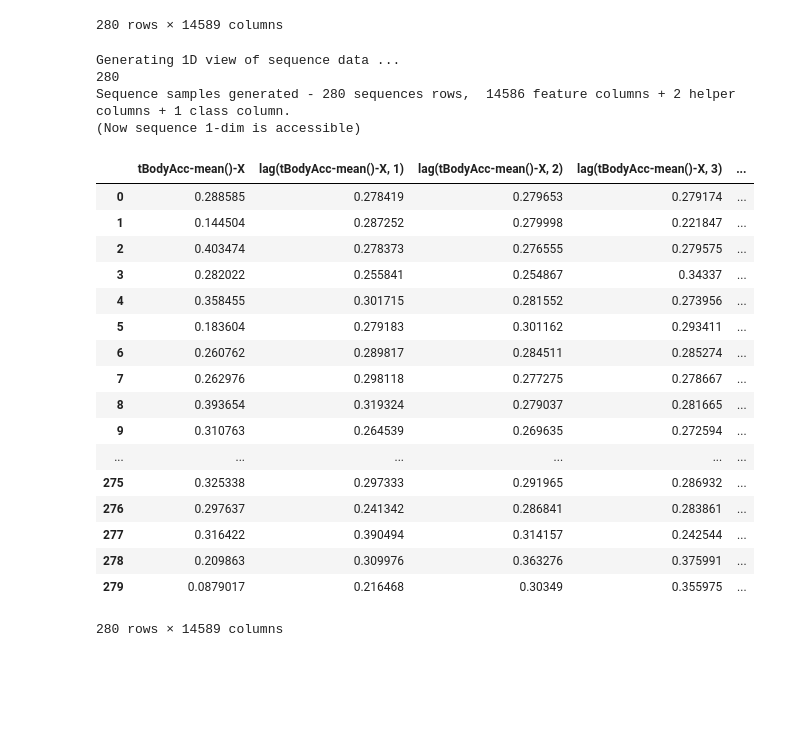
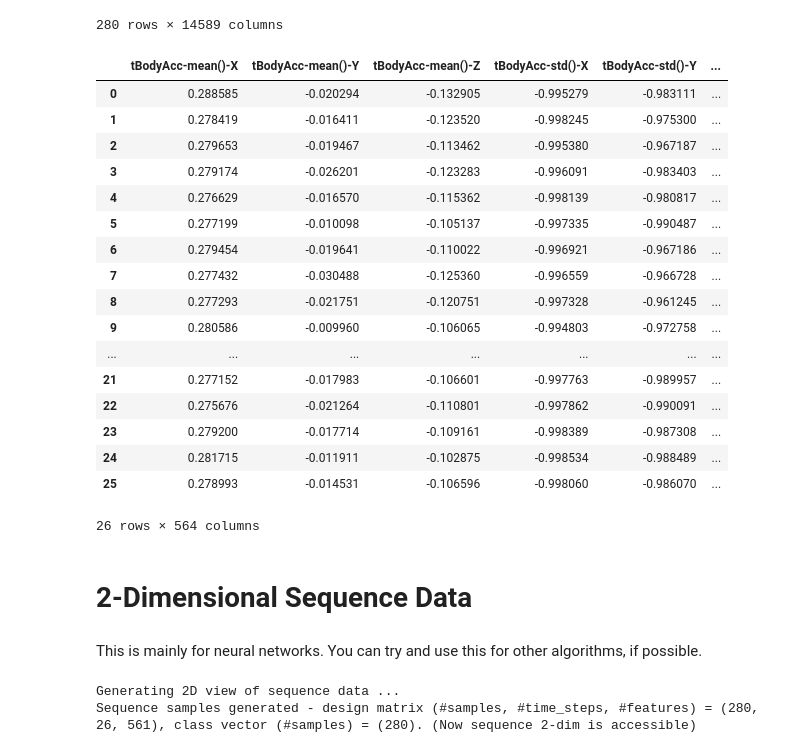
Before and after one commit to shriya2909/human-activity-recognition-with-smartphones, a Jupyter notebook: preprocessing/Instruction Manual.ipynb, the cells around one changed output. Cells and saved outputs as stored; diff of their text form; code cells hidden in the pictures; blank space fills up the shorter version.

Commit message:
2-dim sequence data support added

```diff
--- a/preprocessing/Instruction Manual.ipynb
+++ b/preprocessing/Instruction Manual.ipynb
@@ -36,31 +40,34 @@ df
 | 278 | 0.209863 | 0.309976 | 0.363276 | 0.375991 | ... |
 | 279 | 0.0879017 | 0.216468 | 0.30349 | 0.355975 | ... |
 280 rows × 14589 columns
+# %%
+# Eg: 1st row of above output = flattened version of below output (2-Dimensional activity sequence of subject-1)
+proc.get_sequence(-1)["1"] # shows the uncleaned, 2 dimensional activity sequence of subject-1
+# %% [output]
+|  | tBodyAcc-mean()-X | tBodyAcc-mean()-Y | tBodyAcc-mean()-Z | tBodyAcc-std()-X | tBodyAcc-std()-Y | ... |
+| 0 | 0.288585 | -0.020294 | -0.132905 | -0.995279 | -0.983111 | ... |
+| 1 | 0.278419 | -0.016411 | -0.123520 | -0.998245 | -0.975300 | ... |
+| 2 | 0.279653 | -0.019467 | -0.113462 | -0.995380 | -0.967187 | ... |
+| 3 | 0.279174 | -0.026201 | -0.123283 | -0.996091 | -0.983403 | ... |
+| 4 | 0.276629 | -0.016570 | -0.115362 | -0.998139 | -0.980817 | ... |
+| 5 | 0.277199 | -0.010098 | -0.105137 | -0.997335 | -0.990487 | ... |
+| 6 | 0.279454 | -0.019641 | -0.110022 | -0.996921 | -0.967186 | ... |
+| 7 | 0.277432 | -0.030488 | -0.125360 | -0.996559 | -0.966728 | ... |
+| 8 | 0.277293 | -0.021751 | -0.120751 | -0.997328 | -0.961245 | ... |
+| 9 | 0.280586 | -0.009960 | -0.106065 | -0.994803 | -0.972758 | ... |
+| ... | ... | ... | ... | ... | ... | ... |
+| 21 | 0.277152 | -0.017983 | -0.106601 | -0.997763 | -0.989957 | ... |
+| 22 | 0.275676 | -0.021264 | -0.110801 | -0.997862 | -0.990091 | ... |
+| 23 | 0.279200 | -0.017714 | -0.109161 | -0.998389 | -0.987308 | ... |
+| 24 | 0.281715 | -0.011911 | -0.102875 | -0.998534 | -0.988489 | ... |
+| 25 | 0.278993 | -0.014531 | -0.106596 | -0.998060 | -0.986070 | ... |
+26 rows × 564 columns
+# %% [markdown]
+# 2-Dimensional Sequence Data
+# %% [markdown]
+This is mainly for neural networks. You can try and use this for other algorithms, if possible.
 # %%
-proc.convert_sequence_to_1D_sample()
+proc.convert_sequence_to_2D_sample()
 # %% [output]
-Generating 1D view of sequence data ...
-280
-Sequence samples generated - 280 sequences rows,  14586 feature columns + 2 helper columns + 1 class column.
-(Now sequence 1-dim is accessible)
+Generating 2D view of sequence data ...
+Sequence samples generated - design matrix (#samples, #time_steps, #features) = (280, 26, 561), class vector (#samples) = (280). (Now sequence 2-dim is accessible)
-# %%
-proc.get_sequence(1)
-# %% [output]
-|  | tBodyAcc-mean()-X | lag(tBodyAcc-mean()-X, 1) | lag(tBodyAcc-mean()-X, 2) | lag(tBodyAcc-mean()-X, 3) | ... |
-| 0 | 0.288585 | 0.278419 | 0.279653 | 0.279174 | ... |
-| 1 | 0.144504 | 0.287252 | 0.279998 | 0.221847 | ... |
-| 2 | 0.403474 | 0.278373 | 0.276555 | 0.279575 | ... |
-| 3 | 0.282022 | 0.255841 | 0.254867 | 0.34337 | ... |
-| 4 | 0.358455 | 0.301715 | 0.281552 | 0.273956 | ... |
-| 5 | 0.183604 | 0.279183 | 0.301162 | 0.293411 | ... |
-| 6 | 0.260762 | 0.289817 | 0.284511 | 0.285274 | ... |
-| 7 | 0.262976 | 0.298118 | 0.277275 | 0.278667 | ... |
-| 8 | 0.393654 | 0.319324 | 0.279037 | 0.281665 | ... |
-| 9 | 0.310763 | 0.264539 | 0.269635 | 0.272594 | ... |
-| ... | ... | ... | ... | ... | ... |
-| 275 | 0.325338 | 0.297333 | 0.291965 | 0.286932 | ... |
-| 276 | 0.297637 | 0.241342 | 0.286841 | 0.283861 | ... |
-| 277 | 0.316422 | 0.390494 | 0.314157 | 0.242544 | ... |
-| 278 | 0.209863 | 0.309976 | 0.363276 | 0.375991 | ... |
-| 279 | 0.0879017 | 0.216468 | 0.30349 | 0.355975 | ... |
-280 rows × 14589 columns
```
Also changed, not shown: parts of 5 cells of this notebook, 2 other files.
